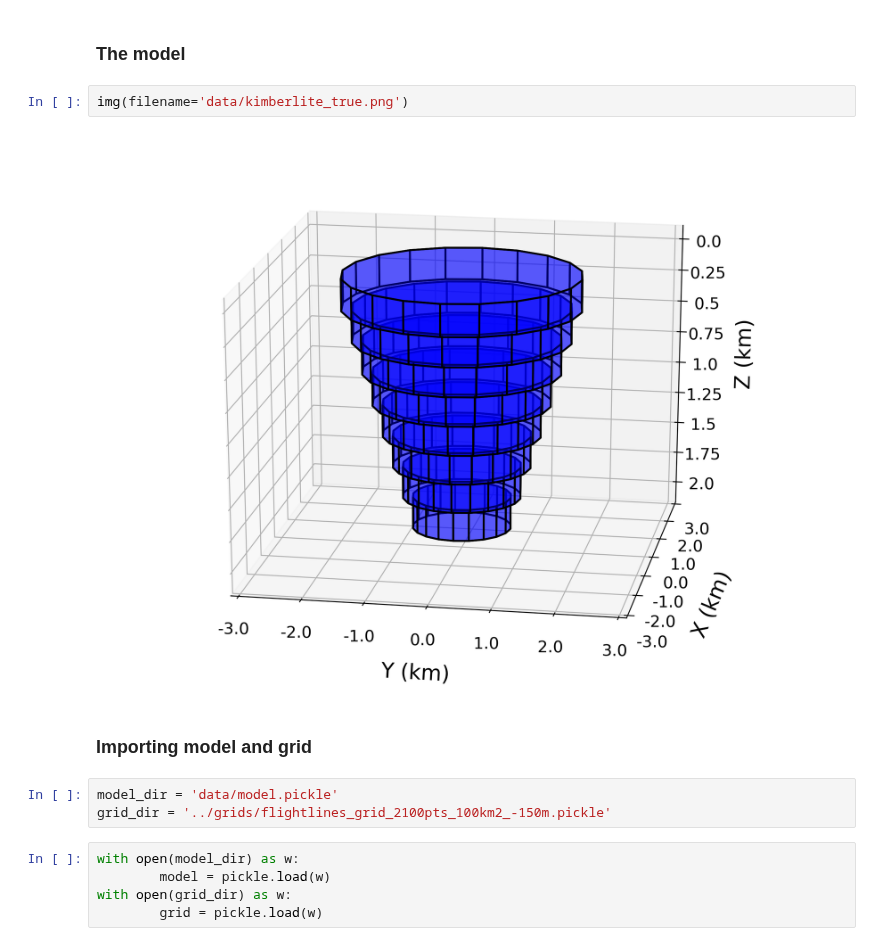
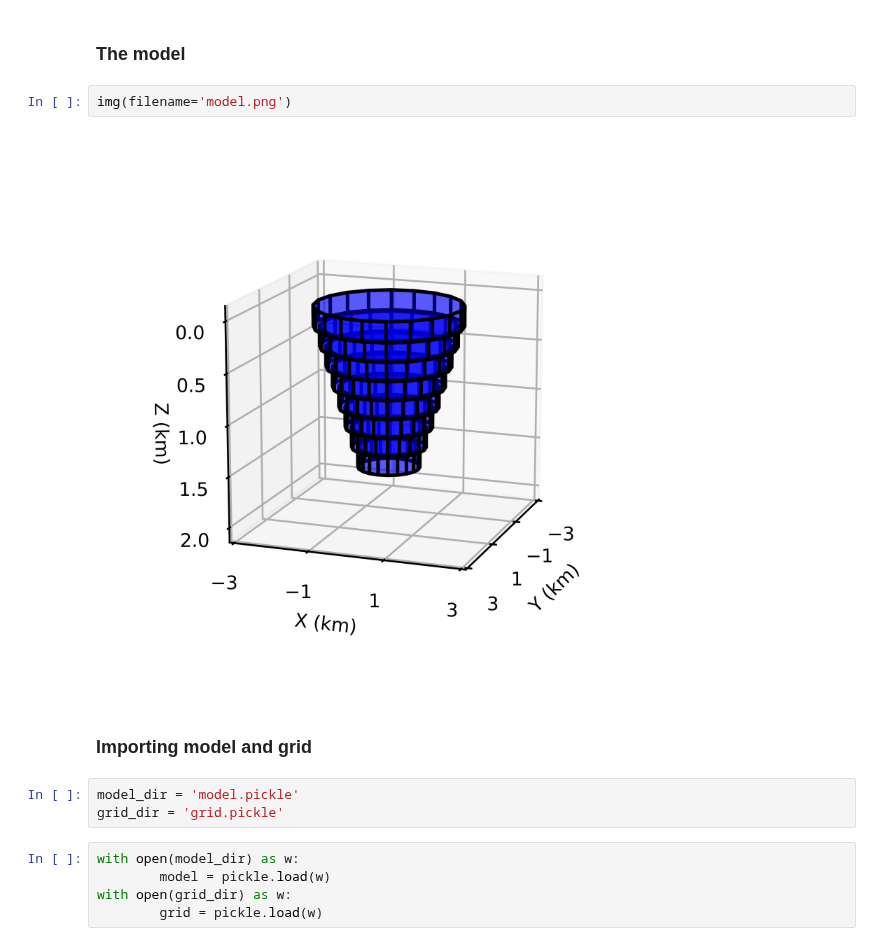
Before and after one commit to pinga-lab/magnetic-radial-inversion, a Jupyter notebook: code/funnel/data.ipynb, the cells around one changed output. Saved outputs shown, nothing was run; the diff lists cells and outputs as text.

```diff
--- a/code/funnel/data.ipynb
+++ b/code/funnel/data.ipynb
@@ -22,14 +22,14 @@ import mag_polyprism_functions as mfun
 # %% [markdown]
 ### The model
 # %%
-img(filename='data/kimberlite_true.png')
+img(filename='model.png')
 # %% [output]
-[figure, old version]
+[figure, new version]
 # %% [markdown]
 ### Importing model and grid
 # %%
-model_dir = 'data/model.pickle'
-grid_dir = '../grids/flightlines_grid_2100pts_100km2_-150m.pickle'
+model_dir = 'model.pickle'
+grid_dir = 'grid.pickle'
 # %%
 with open(model_dir) as w:
         model = pickle.load(w)
```
Also changed, not shown: parts of 7 cells of this notebook, 27 other files.
